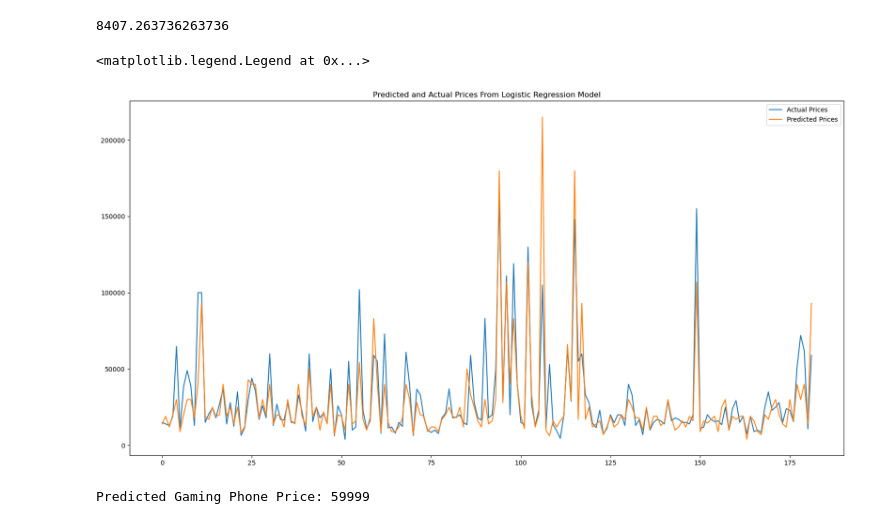
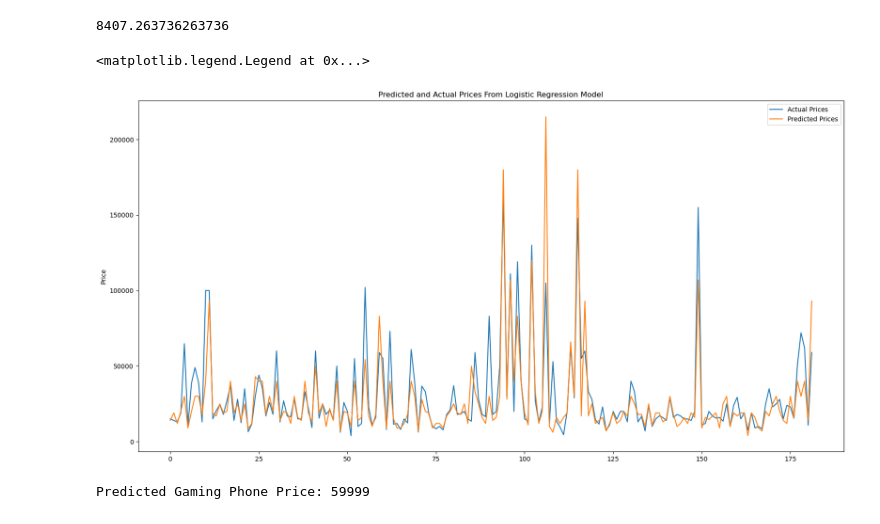
Before and after one commit to JasonRahimi2/INST414_Project, a Jupyter notebook: SemesterProjectINST414.ipynb, the cells around one changed output. Cells and saved outputs as stored; diff of their text form; code cells hidden in the pictures.

```diff
--- a/SemesterProjectINST414.ipynb
+++ b/SemesterProjectINST414.ipynb
@@ -327,12 +327,13 @@ logistic_predict_df = logistic_predict_df.drop(columns=['index'])
 # %%
 #Plotting predicted prices and actual prices
 plt.figure(figsize=(20, 10))
 plt.plot(logistic_predict_df)
+plt.ylabel('Price')
 plt.title('Predicted and Actual Prices From Logistic Regression Model')
 plt.legend(['Actual Prices', 'Predicted Prices'])
 # %% [output]
 <matplotlib.legend.Legend at 0x...>
-[figure, old version]
+[figure, new version]
 # %%
 logistic_model_phone_predictions = []
 # %%
```
Also changed, not shown: parts of 10 cells of this notebook.
